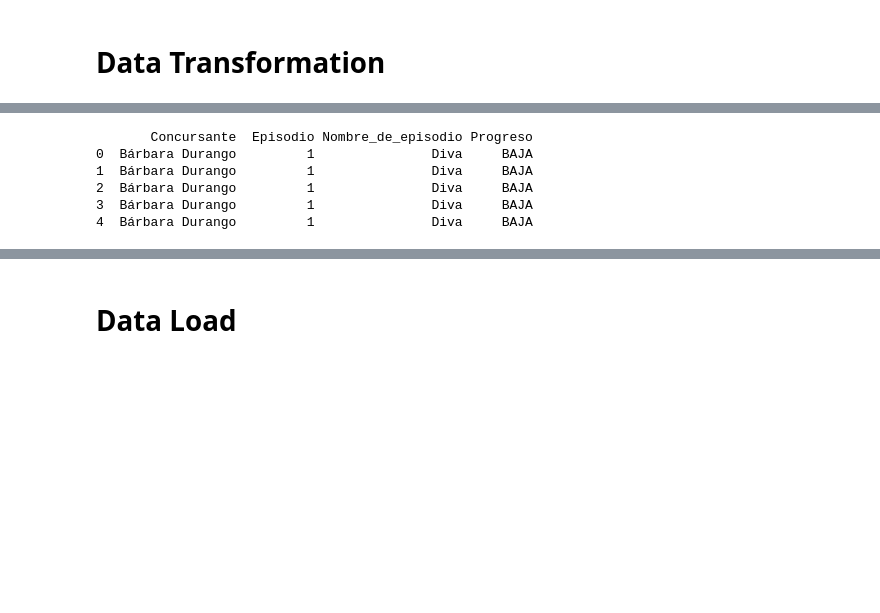
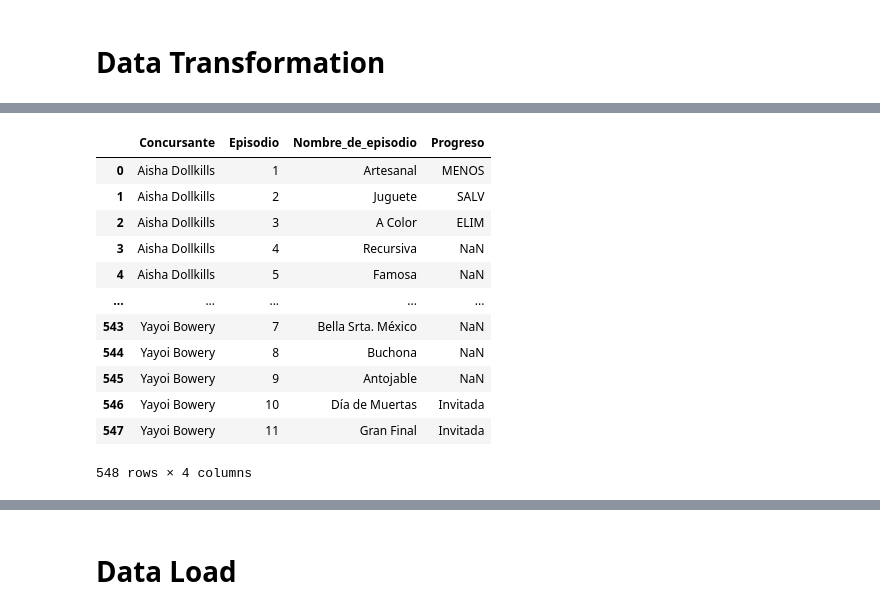
Before and after one commit to NilArj/drag_show, a Jupyter notebook: etl_show_progress_table.ipynb, the cells around one changed output, grey strips where cells are left out. Drawn from its saved outputs; the diff is of its cells as text; code cells hidden in the pictures; blank space fills up the shorter version.

```diff
--- a/etl_show_progress_table.ipynb
+++ b/etl_show_progress_table.ipynb
@@ -38,0 +32,33 @@ print(progress_s3)
+# %%
+response = requests.get(url_2)
+
+soup = BeautifulSoup(response.content, 'html.parser')
+
+if response.status_code == 200:
+    soup = BeautifulSoup(response.content, 'html.parser')
+    tables = soup.find_all('table')
+
+    if len(tables) >= 6:
+        table = tables[5]
+
+        data = []
+        for i, row in enumerate(table.find_all('tr')):
+            cells = row.find_all('td')
+            if cells:
+                row_data = [cell.get_text(strip=True) for cell in cells[:8]]
+                data.append(row_data)
+
+            if i >= 10:
+                break
+
+        #create a DataFrame from the scraped data
+        df = pd.DataFrame(data, columns=["Participant", "1", "2", "3", "4", "5", "6", "7"])
+        df = df.drop_duplicates(subset=["Participant", "1"])
+
+        print(df)
+
+    else:
+        print("Fifth table not found on the page.")
+
+else:
+    print("Failed to retrieve the page. Status code:", response.status_code)
@@ -39,2 +115,2 @@ print(progress_s3)
 # %%
-progress_tables = [progress_s1, progress_s2, progress_s3, progress_s4, progress_s5, progress_s6]
+progress_tables = [progress_s2, progress_s3, progress_s4, progress_s5]
@@ -130,25 +250,33 @@ print(melted_df.head())
 # %%
 # Create a progress data frame with all seasons data
 
 progress_df = []
 
 for season in progress_all_df:
-    melted_df = pd.melt(df, id_vars=["Concursante"], var_name="Nombre_de_episodio", value_name="Progreso")
+    melted_df = pd.melt(season, id_vars=["Concursante"], var_name="Nombre_de_episodio", value_name="Progreso")
     melted_df["Episodio"] = melted_df["Nombre_de_episodio"].str.extract(r'(\d+)').astype(int)
     melted_df["Nombre_de_episodio"] = melted_df["Nombre_de_episodio"].str.replace(r'Ep. \d+ ', '', regex=True)
     melted_df = melted_df[["Concursante", "Episodio", "Nombre_de_episodio", "Progreso"]]
 
     progress_df.append(melted_df)
 
 progress_df = pd.concat(progress_df, ignore_index=True)
 progress_df.sort_values(by=["Concursante", "Episodio"], inplace=True)
 progress_df.reset_index(drop=True, inplace=True)
+progress_df = progress_df.drop_duplicates()
 
-print(progress_df.head())
+progress_df
 # %% [output]
+|  | Concursante | Episodio | Nombre_de_episodio | Progreso |
+| 0 | Aisha Dollkills | 1 | Artesanal | MENOS |
+| 1 | Aisha Dollkills | 2 | Juguete | SALV |
+| 2 | Aisha Dollkills | 3 | A Color | ELIM |
+| 3 | Aisha Dollkills | 4 | Recursiva | NaN |
+| 4 | Aisha Dollkills | 5 | Famosa | NaN |
+| ... | ... | ... | ... | ... |
+| 543 | Yayoi Bowery | 7 | Bella Srta. México | NaN |
+| 544 | Yayoi Bowery | 8 | Buchona | NaN |
+| 545 | Yayoi Bowery | 9 | Antojable | NaN |
+| 546 | Yayoi Bowery | 10 | Día de Muertas | Invitada |
+| 547 | Yayoi Bowery | 11 | Gran Final | Invitada |
-       Concursante  Episodio Nombre_de_episodio Progreso
-0  Bárbara Durango         1               Diva     BAJA
-1  Bárbara Durango         1               Diva     BAJA
-2  Bárbara Durango         1               Diva     BAJA
-3  Bárbara Durango         1               Diva     BAJA
-4  Bárbara Durango         1               Diva     BAJA
+548 rows × 4 columns
```
Also changed, not shown: parts of 26 cells of this notebook.
